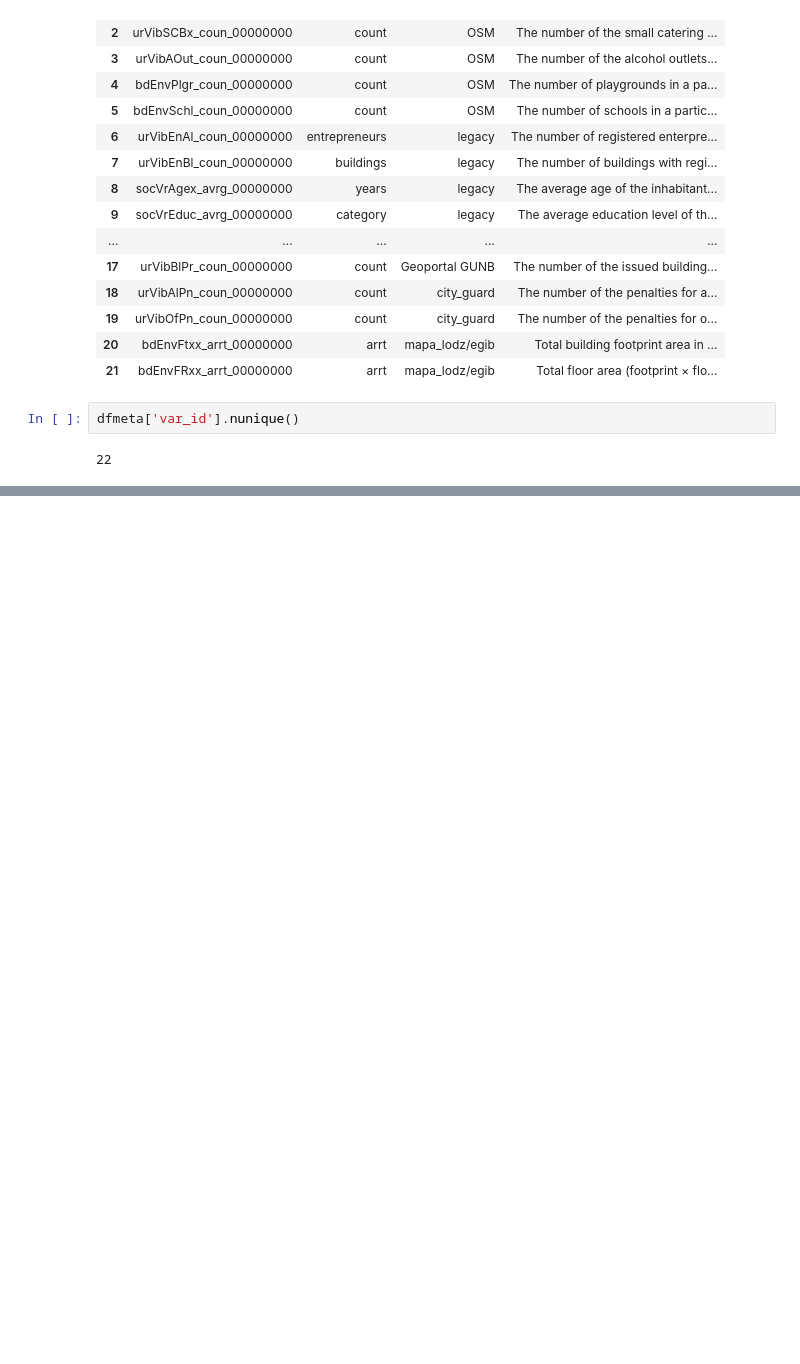
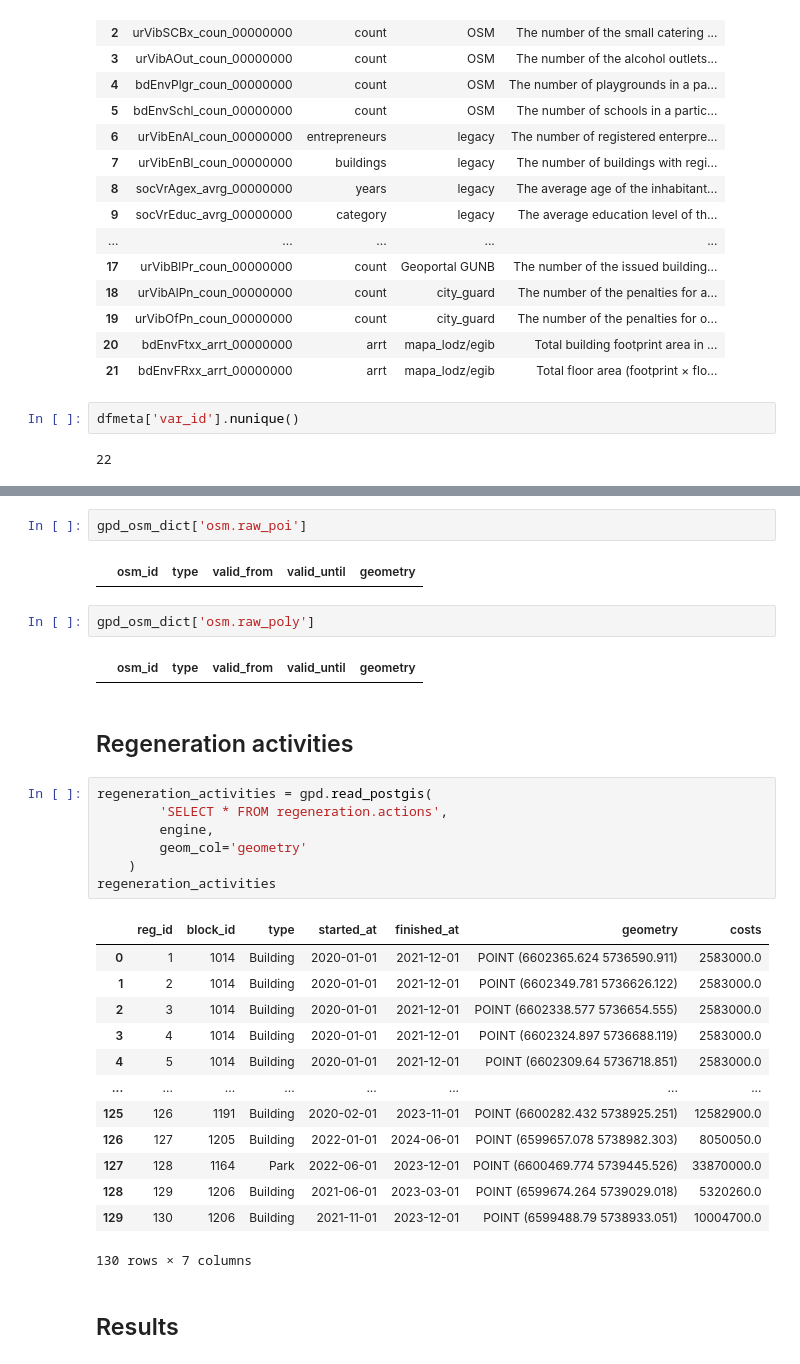
Before and after one commit to Andrew10MAIN/urban_regeneration_platform, a Jupyter notebook: experiments/notebooks/test_db_connection.ipynb, the cells around one changed output, grey strips where cells are left out. Saved outputs shown, nothing was run; the diff lists cells and outputs as text; blank space fills up the shorter version.

```diff
--- a/experiments/notebooks/test_db_connection.ipynb
+++ b/experiments/notebooks/test_db_connection.ipynb
@@ -695,0 +772,33 @@ gdf.head()
+# %%
+gpd_osm_dict['osm.raw_poi']
+# %% [output]
+|  | osm_id | type | valid_from | valid_until | geometry |
+# %%
+gpd_osm_dict['osm.raw_poly']
+# %% [output]
+|  | osm_id | type | valid_from | valid_until | geometry |
+# %% [markdown]
+## Regeneration activities
+# %%
+regeneration_activities = gpd.read_postgis(
+        'SELECT * FROM regeneration.actions',
+        engine,
+        geom_col='geometry'
+    )
+regeneration_activities
+# %% [output]
+|  | reg_id | block_id | type | started_at | finished_at | geometry | costs |
+| 0 | 1 | 1014 | Building | 2020-01-01 | 2021-12-01 | POINT (6602365.624 5736590.911) | 2583000.0 |
+| 1 | 2 | 1014 | Building | 2020-01-01 | 2021-12-01 | POINT (6602349.781 5736626.122) | 2583000.0 |
+| 2 | 3 | 1014 | Building | 2020-01-01 | 2021-12-01 | POINT (6602338.577 5736654.555) | 2583000.0 |
+| 3 | 4 | 1014 | Building | 2020-01-01 | 2021-12-01 | POINT (6602324.897 5736688.119) | 2583000.0 |
+| 4 | 5 | 1014 | Building | 2020-01-01 | 2021-12-01 | POINT (6602309.64 5736718.851) | 2583000.0 |
+| ... | ... | ... | ... | ... | ... | ... | ... |
+| 125 | 126 | 1191 | Building | 2020-02-01 | 2023-11-01 | POINT (6600282.432 5738925.251) | 12582900.0 |
+| 126 | 127 | 1205 | Building | 2022-01-01 | 2024-06-01 | POINT (6599657.078 5738982.303) | 8050050.0 |
+| 127 | 128 | 1164 | Park | 2022-06-01 | 2023-12-01 | POINT (6600469.774 5739445.526) | 33870000.0 |
+| 128 | 129 | 1206 | Building | 2021-06-01 | 2023-03-01 | POINT (6599674.264 5739029.018) | 5320260.0 |
+| 129 | 130 | 1206 | Building | 2021-11-01 | 2023-12-01 | POINT (6599488.79 5738933.051) | 10004700.0 |
+130 rows × 7 columns
+# %% [markdown]
+## Results
```
Also changed, not shown: parts of 45 cells of this notebook.
